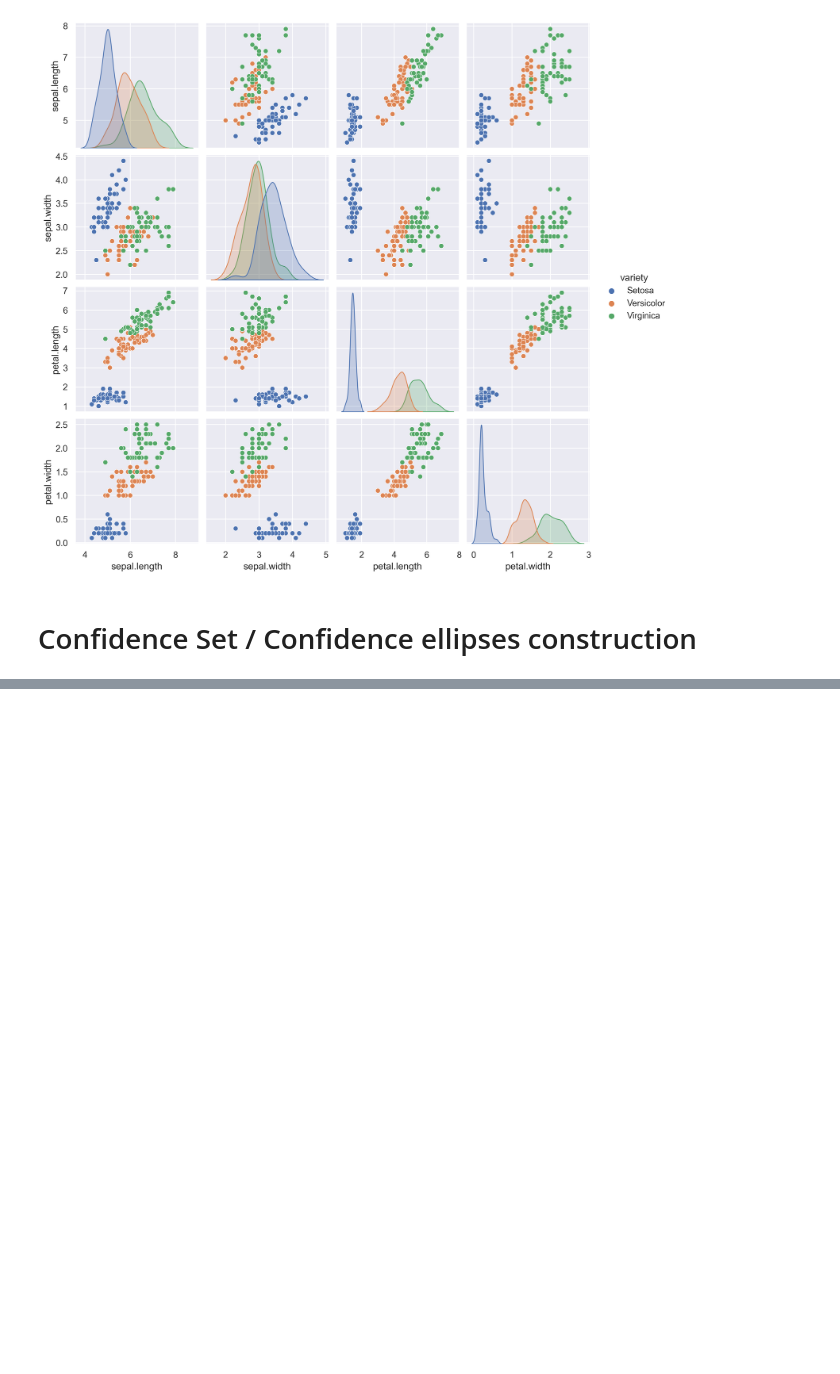
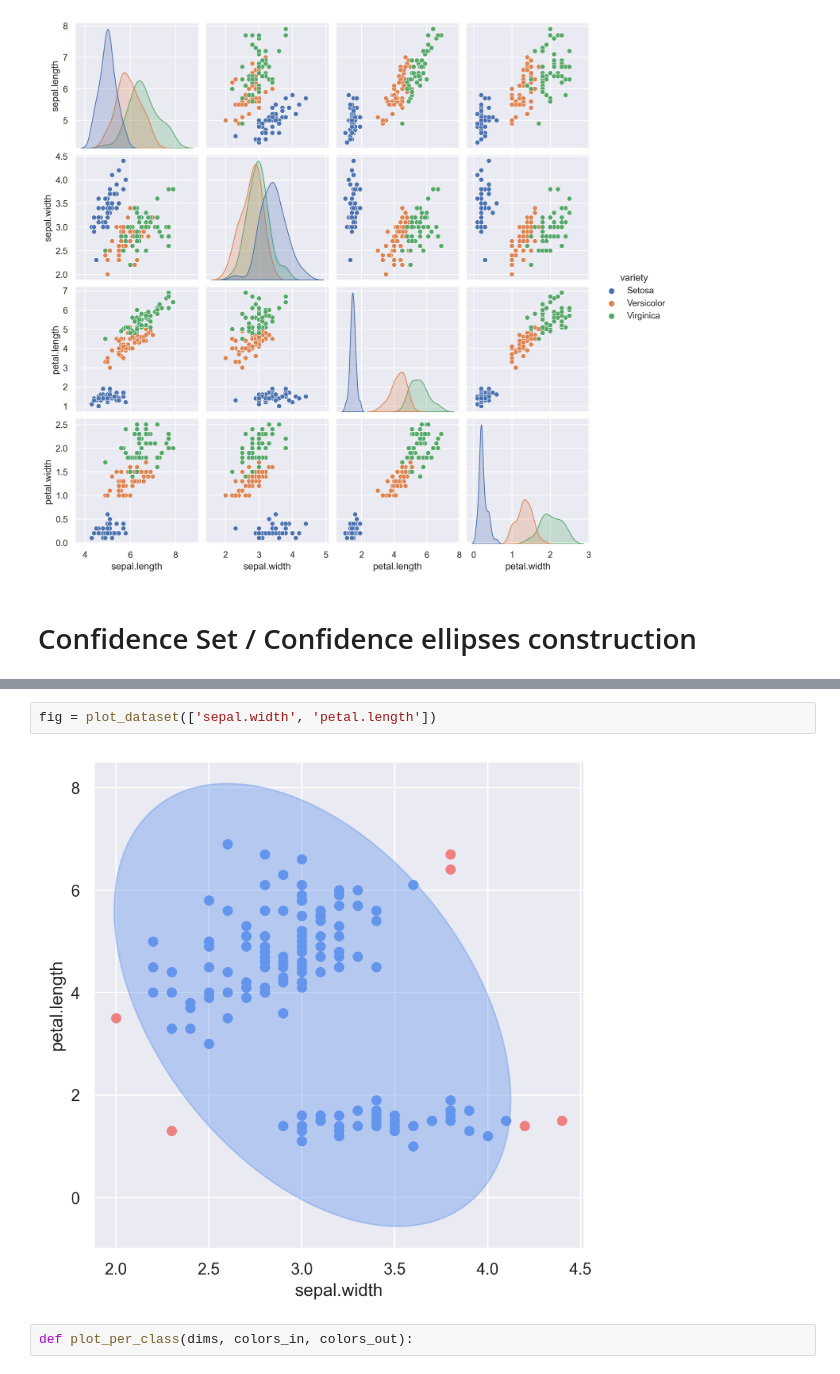
Before and after one commit to honzikv/multidimstats, a Jupyter notebook: cv02/main.ipynb, the cells around one changed output, grey strips where cells are left out. Saved outputs shown, nothing was run; the diff lists cells and outputs as text; blank space fills up the shorter version.

```diff
--- a/cv02/main.ipynb
+++ b/cv02/main.ipynb
@@ -101,0 +154,6 @@ chi2.ppf(.95, df=2)
+# %%
+fig = plot_dataset(['sepal.width', 'petal.length'])
+# %% [output]
+[figure, added]
+# %%
+def plot_per_class(dims, colors_in, colors_out):
```
Also changed, not shown: parts of 9 cells of this notebook, 1 other file.
